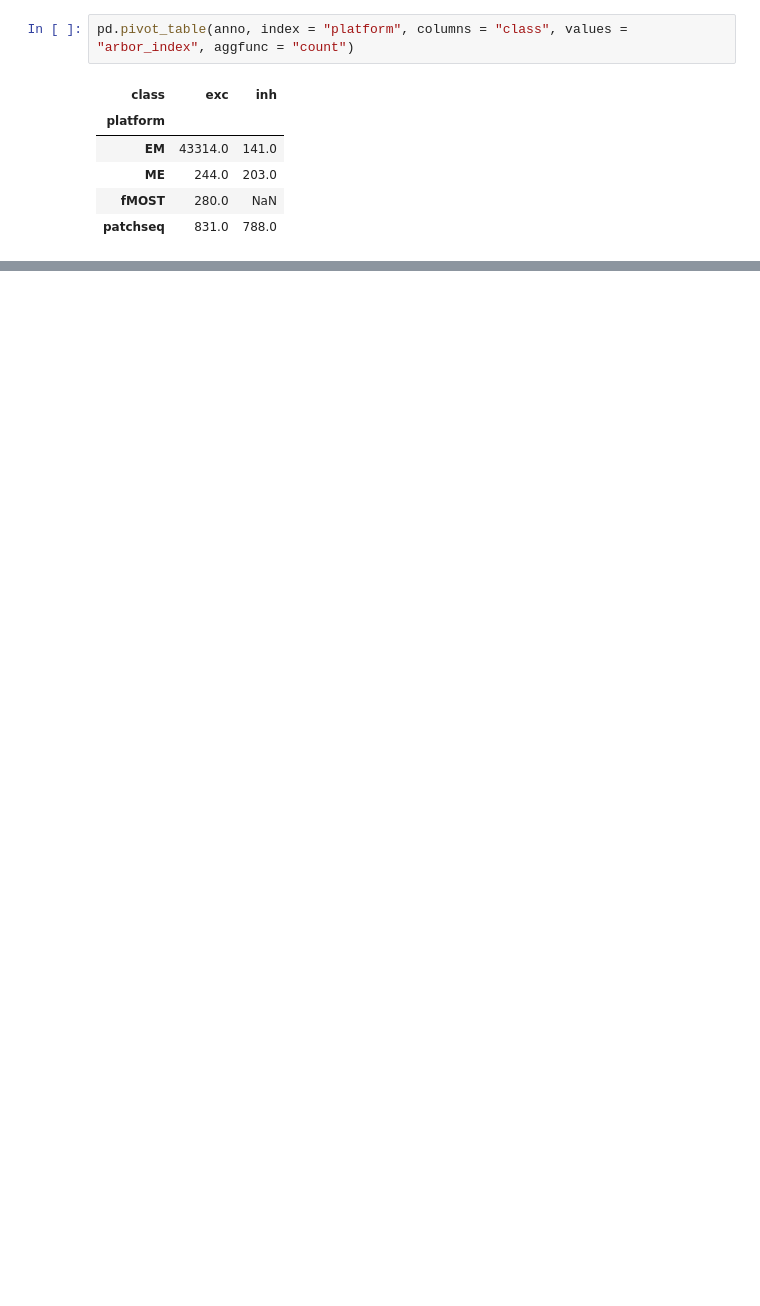
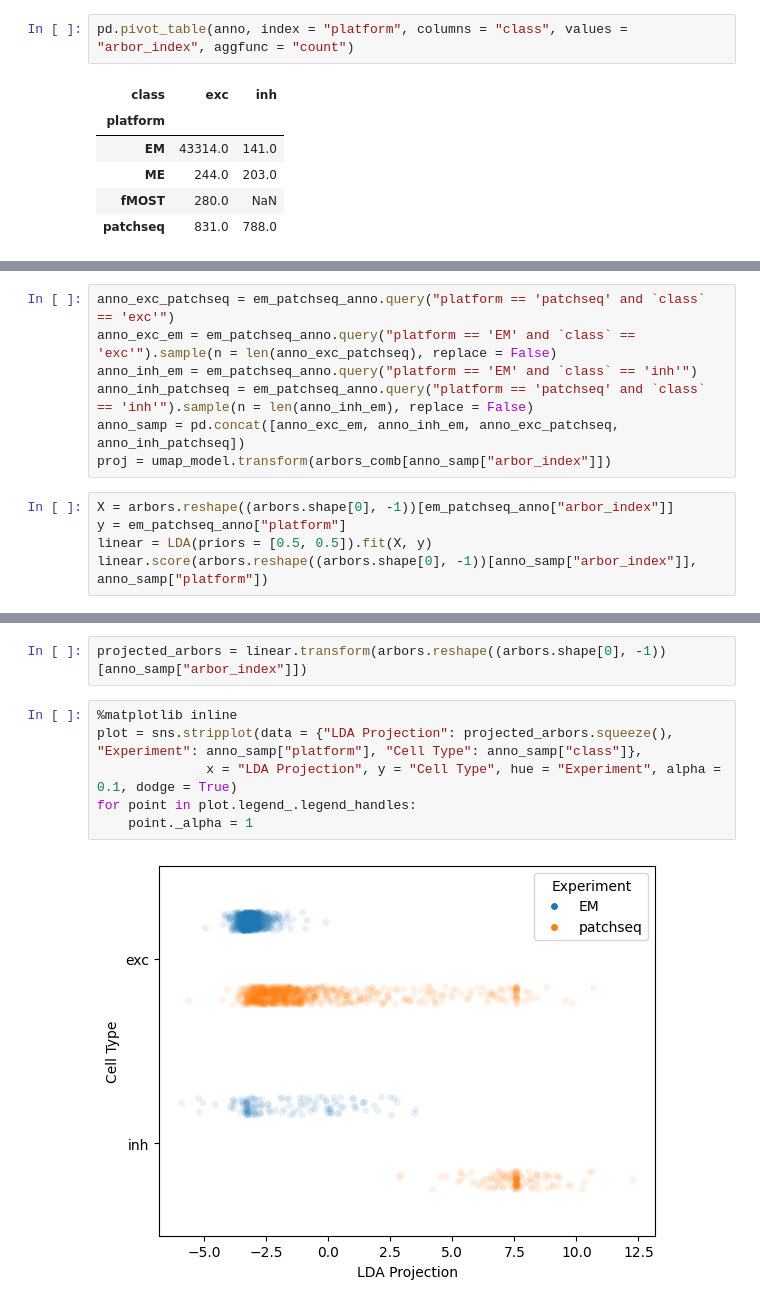
Before and after one commit to AllenInstitute/cplAE_MET, a Jupyter notebook: notebooks/Morph_EMvsPatchSeq.ipynb, the cells around one changed output, grey strips where cells are left out. Cells and saved outputs as stored; diff of their text form; blank space fills up the shorter version.

```diff
--- a/notebooks/Morph_EMvsPatchSeq.ipynb
+++ b/notebooks/Morph_EMvsPatchSeq.ipynb
@@ -43,0 +66,12 @@ pd.pivot_table(anno, index = "platform", columns = "class", values = "arbor_inde
+# %%
+anno_exc_patchseq = em_patchseq_anno.query("platform == 'patchseq' and `class` == 'exc'")
+anno_exc_em = em_patchseq_anno.query("platform == 'EM' and `class` == 'exc'").sample(n = len(anno_exc_patchseq), replace = False)
+anno_inh_em = em_patchseq_anno.query("platform == 'EM' and `class` == 'inh'")
+anno_inh_patchseq = em_patchseq_anno.query("platform == 'patchseq' and `class` == 'inh'").sample(n = len(anno_inh_em), replace = False)
+anno_samp = pd.concat([anno_exc_em, anno_inh_em, anno_exc_patchseq, anno_inh_patchseq])
+proj = umap_model.transform(arbors_comb[anno_samp["arbor_index"]])
+# %%
+X = arbors.reshape((arbors.shape[0], -1))[em_patchseq_anno["arbor_index"]]
+y = em_patchseq_anno["platform"]
+linear = LDA(priors = [0.5, 0.5]).fit(X, y)
+linear.score(arbors.reshape((arbors.shape[0], -1))[anno_samp["arbor_index"]], anno_samp["platform"])
@@ -43,0 +82,10 @@ pd.pivot_table(anno, index = "platform", columns = "class", values = "arbor_inde
+# %%
+projected_arbors = linear.transform(arbors.reshape((arbors.shape[0], -1))[anno_samp["arbor_index"]])
+# %%
+%matplotlib inline
+plot = sns.stripplot(data = {"LDA Projection": projected_arbors.squeeze(), "Experiment": anno_samp["platform"], "Cell Type": anno_samp["class"]},
+              x = "LDA Projection", y = "Cell Type", hue = "Experiment", alpha = 0.1, dodge = True)
+for point in plot.legend_.legend_handles:
+    point._alpha = 1
+# %% [output]
+[figure, added]
```
Also changed, not shown: parts of 19 cells of this notebook.
